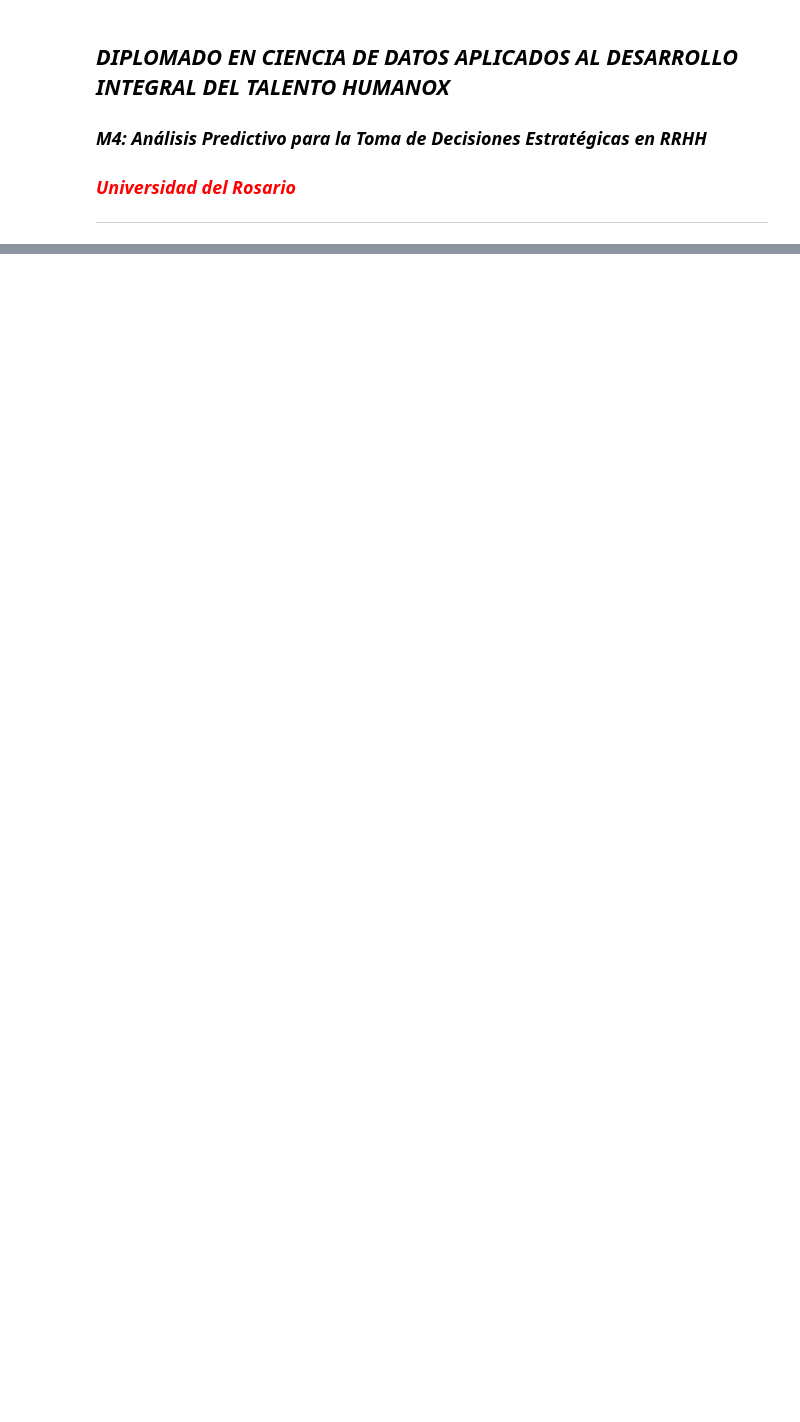
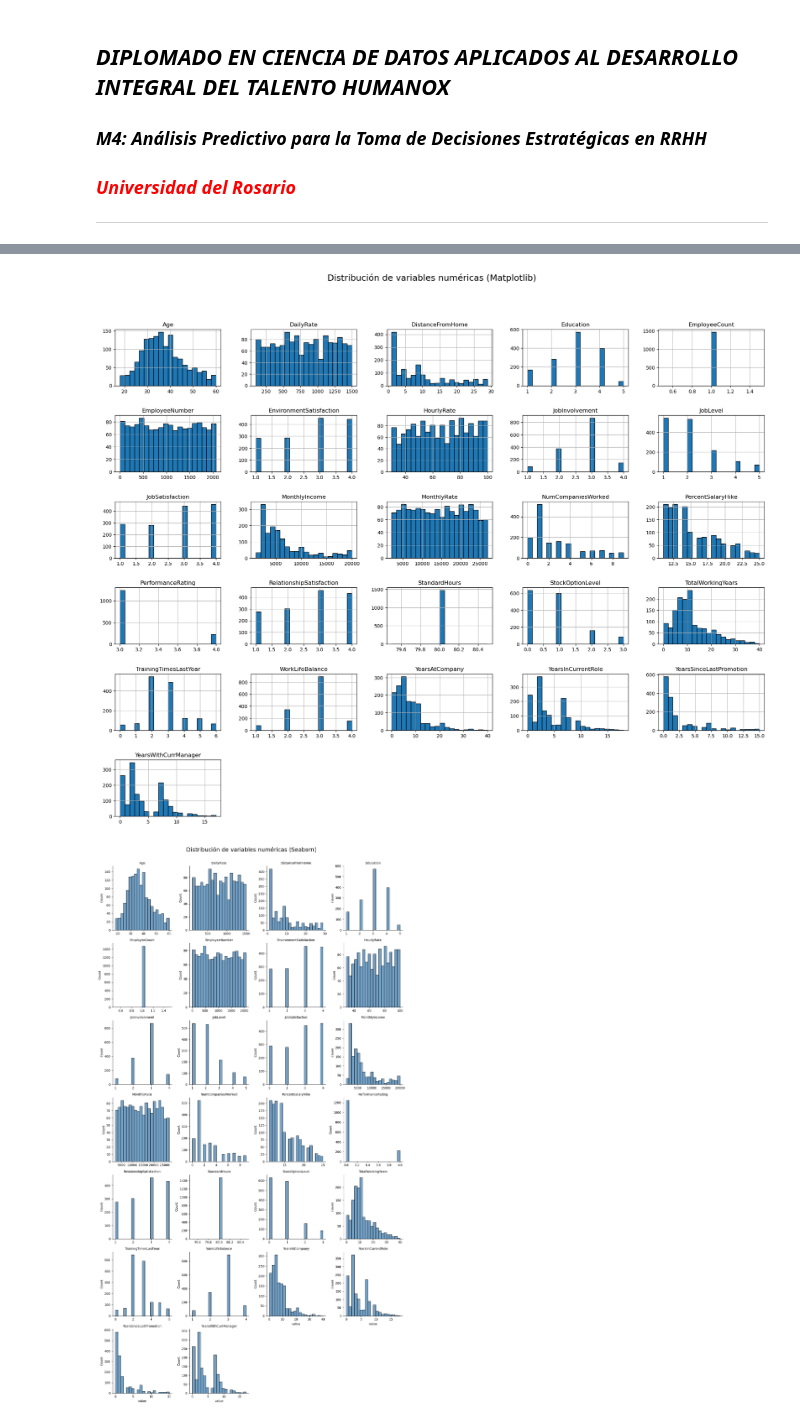
Before and after one commit to LeStark/Cursos, a Jupyter notebook: Análisis predictivo para toma de decisiones RRHH/Notebook 3 Comparación y Optimización de Modelos de Regresión.ipynb, the cells around one changed output, grey strips where cells are left out. Drawn from its saved outputs; the diff is of its cells as text; code cells hidden in the pictures; blank space fills up the shorter version.

```diff
--- a/Análisis predictivo para toma de decisiones RRHH/Notebook 3 Comparación y Optimización de Modelos de Regresión.ipynb
+++ b/Análisis predictivo para toma de decisiones RRHH/Notebook 3 Comparación y Optimización de Modelos de Regresión.ipynb
@@ -63,0 +198,7 @@ df.head()  # Mostrar las primeras filas del dataset
+# %%
+# Seleccionar solo variables numéricas
+numeric_df = df.select_dtypes(include=["int64", "float64"])
+
+# 1. Estadísticas descriptivas
+print("📊 Estadísticas descriptivas:")
+display(numeric_df.describe())
@@ -63,0 +217,32 @@ df.head()  # Mostrar las primeras filas del dataset
+# %%
+# Visualización de variables numéricas
+
+# ----------------------------------------
+# Opción 1: Usando pandas + matplotlib
+# Histogramas de todas las variables numéricas en cuadrícula
+numeric_df.hist(bins=20, figsize=(20, 16), edgecolor="black")
+plt.suptitle("Distribución de variables numéricas (Matplotlib)", fontsize=18, y=1.02)
+plt.tight_layout(pad=3.0)  # más espacio entre subplots
+plt.show()
+
+# ----------------------------------------
+# pción 2: Usando seaborn + FacetGrid
+# Convertimos el dataset a formato largo para graficar con FacetGrid
+df_melted = df.melt(id_vars="Attrition", value_vars=numeric_df.columns)
+
+# Histogramas por variable en una cuadrícula (4 columnas por fila)
+g = sns.FacetGrid(
+    df_melted,
+    col="variable",
+    col_wrap=4,
+    sharex=False,
+    sharey=False,
+    height=3.5
+)
+g.map(sns.histplot, "value", bins=20, kde=False, color="steelblue")
+g.set_titles(col_template="{col_name}")
+g.fig.suptitle("Distribución de variables numéricas (Seaborn)", fontsize=18, y=1.02)
+plt.show()
+# %% [output]
+[figure, added]
+[figure, added]
```
Also changed, not shown: parts of 43 cells of this notebook.
